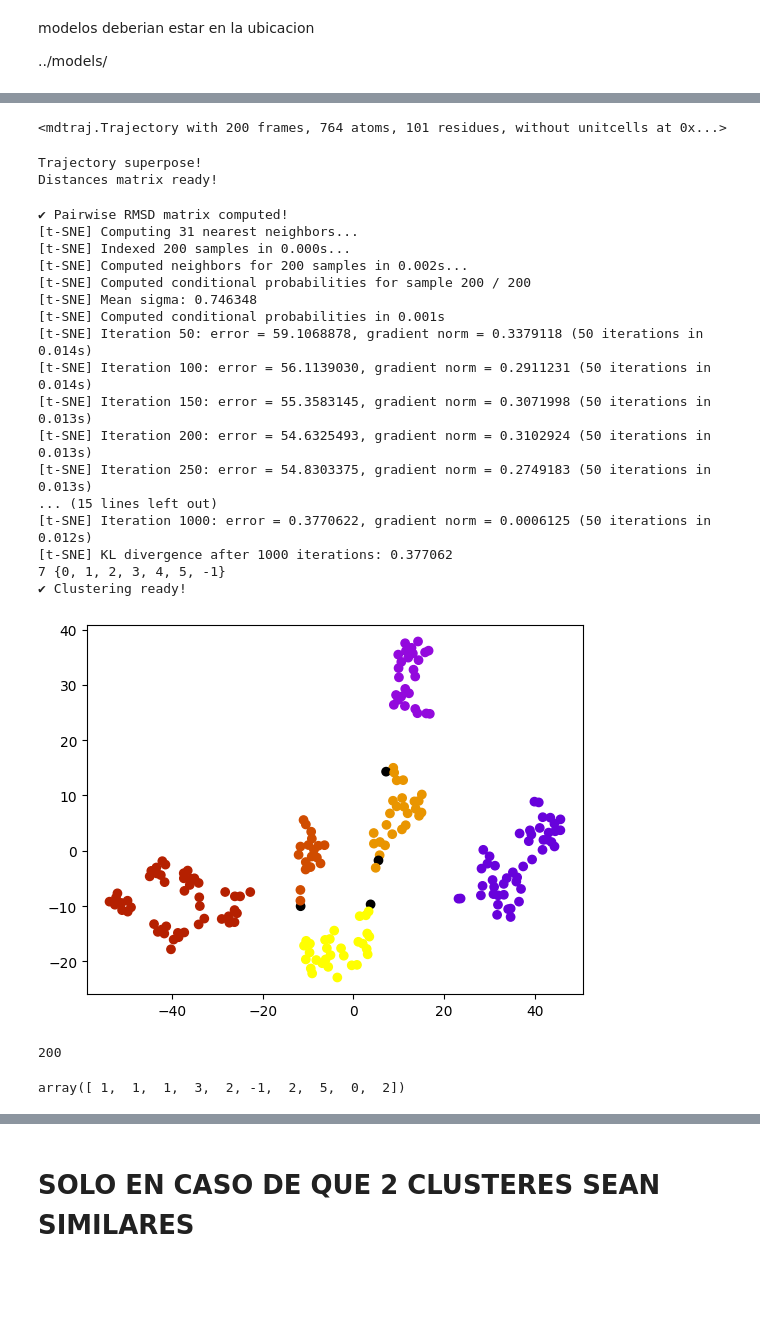
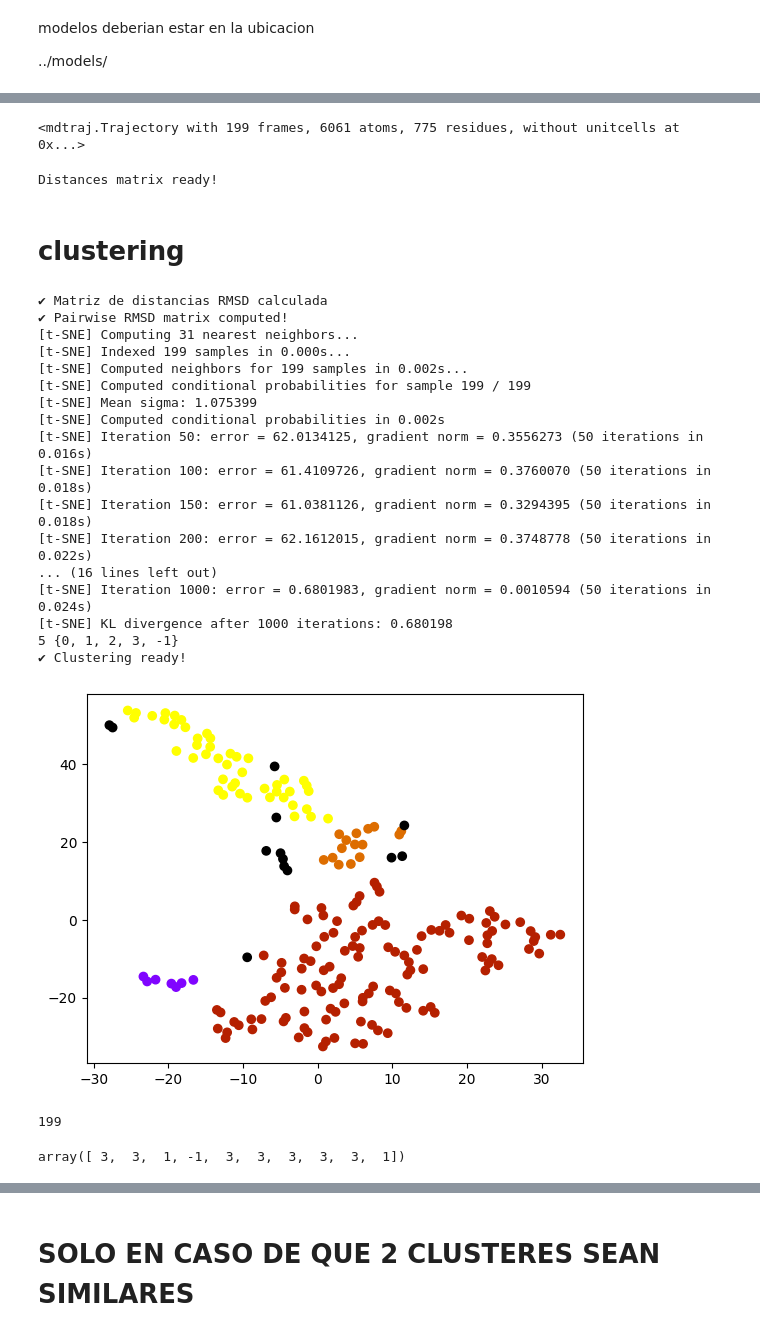
Before and after one commit to alsalas/NSD3Cavity, a Jupyter notebook: run/02CLUSTERING.ipynb, the cells around one changed output, grey strips where cells are left out. Saved outputs shown, nothing was run; the diff lists cells and outputs as text; code cells hidden in the pictures; blank space fills up the shorter version.

```diff
--- a/run/02CLUSTERING.ipynb
+++ b/run/02CLUSTERING.ipynb
@@ -21,7 +21,7 @@ P01106-Q9BZ95_MBII
 P01106-Q9BZ95_MBIII
 P01106-Q9BZ95_MBIIyIII
 '''
-state = 'MBII-ethoxysanguinarine' # modificar al usar
-relative_path = f'../models/{state}/boltz_results_{state}/predictions/{state}/{state}_model_*.pdb'
+state = 'P01106-Q9BZ95_MBIII' # modificar al usar
+relative_path = f'../models/boltz_results_{state}/predictions/{state}/{state}_model_*.pdb'
 relative_path
 # %% [output]
@@ -72,80 +74,71 @@ def PCA_cluster(distances, min_cluster_size):
 # %%
 import mdtraj as md
 import glob
-import numpy as np
 
-# Replace with your actual file pattern/path
-frame_files = sorted(glob.glob(relative_path))
-
-# Load all the structures as a list of MDTraj objects
-frames = [md.load(f) for f in frame_files]
-
-# Concatenate into a single trajectory
-traj = md.join(frames)
+pdb_files = sorted(glob.glob(relative_path))
+structures = [md.load(pdb, top=pdb) for pdb in pdb_files]
+structures
+# Stack into one trajectory
+traj = structures[0].join(structures[1:])
 # %%
 traj
 # %% [output]
-<mdtraj.Trajectory with 200 frames, 764 atoms, 101 residues, without unitcells at 0x...>
+<mdtraj.Trajectory with 199 frames, 6061 atoms, 775 residues, without unitcells at 0x...>
 # %%
-traj = traj.superpose(traj[0], parallel=True)
-print("Trajectory superpose!")
 distances_traj = get_distances(traj)
 print("Distances matrix ready!")
 # %% [output]
-Trajectory superpose!
 Distances matrix ready!
+# %% [markdown]
+# clustering
 # %%
 import mdtraj as md
 import numpy as np
 # -------------------------------------------------------------------
 # 1) Carga (o asume que ya tienes) tu trayectoria mdtraj
 #    Por ejemplo:
 # traj = md.load('trajectory.xtc', top='topology.pdb')
 
 # -------------------------------------------------------------------
 # 2) Cálculo de la matriz de distancias RMSD pairwise
-n_frames = traj.n_frames
-dist_matrix = np.zeros((n_frames, n_frames), dtype=float)
+import numpy as np
 
-
-for i in range(n_frames):
-    # RMSD de cada fotograma j contra el fotograma i
-    # parallel=True aprovecha múltiples núcleos si están disponibles
-    dist_matrix[:, i] = md.rmsd(traj, traj, i, parallel=True)
+dist_matrix = get_distances(traj)
+print("✔ Matriz de distancias RMSD calculada")
 print("✔ Pairwise RMSD matrix computed!")
 
 # -------------------------------------------------------------------
 # 3) Clustering con t-SNE
 #    El segundo argumento (20) indica el tamaño mínimo de cluster que usas
-data_tsne_traj,cluster_traj = TSNE_cluster(dist_matrix, 10)
+data_tsne_traj,cluster_traj = TSNE_cluster(dist_matrix, min_cluster_size=4)
 print("✔ Clustering ready!")
 # %% [output]
+✔ Matriz de distancias RMSD calculada
 ✔ Pairwise RMSD matrix computed!
 [t-SNE] Computing 31 nearest neighbors...
-[t-SNE] Indexed 200 samples in 0.000s...
-[t-SNE] Computed neighbors for 200 samples in 0.002s...
-[t-SNE] Computed conditional probabilities for sample 200 / 200
-[t-SNE] Mean sigma: 0.746348
-[t-SNE] Computed conditional probabilities in 0.001s
-[t-SNE] Iteration 50: error = 59.1068878, gradient norm = 0.3379118 (50 iterations in 0.014s)
-[t-SNE] Iteration 100: error = 56.1139030, gradient norm = 0.2911231 (50 iterations in 0.014s)
-[t-SNE] Iteration 150: error = 55.3583145, gradient norm = 0.3071998 (50 iterations in 0.013s)
-[t-SNE] Iteration 200: error = 54.6325493, gradient norm = 0.3102924 (50 iterations in 0.013s)
-[t-SNE] Iteration 250: error = 54.8303375, gradient norm = 0.2749183 (50 iterations in 0.013s)
-... (15 lines left out)
-[t-SNE] Iteration 1000: error = 0.3770622, gradient norm = 0.0006125 (50 iterations in 0.012s)
-[t-SNE] KL divergence after 1000 iterations: 0.377062
-7 {0, 1, 2, 3, 4, 5, -1}
+[t-SNE] Indexed 199 samples in 0.000s...
+[t-SNE] Computed neighbors for 199 samples in 0.002s...
+[t-SNE] Computed conditional probabilities for sample 199 / 199
+[t-SNE] Mean sigma: 1.075399
+[t-SNE] Computed conditional probabilities in 0.002s
+[t-SNE] Iteration 50: error = 62.0134125, gradient norm = 0.3556273 (50 iterations in 0.016s)
+[t-SNE] Iteration 100: error = 61.4109726, gradient norm = 0.3760070 (50 iterations in 0.018s)
+[t-SNE] Iteration 150: error = 61.0381126, gradient norm = 0.3294395 (50 iterations in 0.018s)
+[t-SNE] Iteration 200: error = 62.1612015, gradient norm = 0.3748778 (50 iterations in 0.022s)
+... (16 lines left out)
+[t-SNE] Iteration 1000: error = 0.6801983, gradient norm = 0.0010594 (50 iterations in 0.024s)
+[t-SNE] KL divergence after 1000 iterations: 0.680198
+5 {0, 1, 2, 3, -1}
 ✔ Clustering ready!
-[figure, old version]
+[figure, new version]
 # %%
 print(len(data_tsne_traj))
 # %% [output]
-200
+199
 # %%
 cluster_traj.labels_[:10]
 # %% [output]
-array([ 1,  1,  1,  3,  2, -1,  2,  5,  0,  2])
+array([ 3,  3,  1, -1,  3,  3,  3,  3,  3,  1])
 # %%
 import numpy as np
 import matplotlib.pyplot as plt
```
Also changed, not shown: parts of 17 cells of this notebook, 9 other files.
